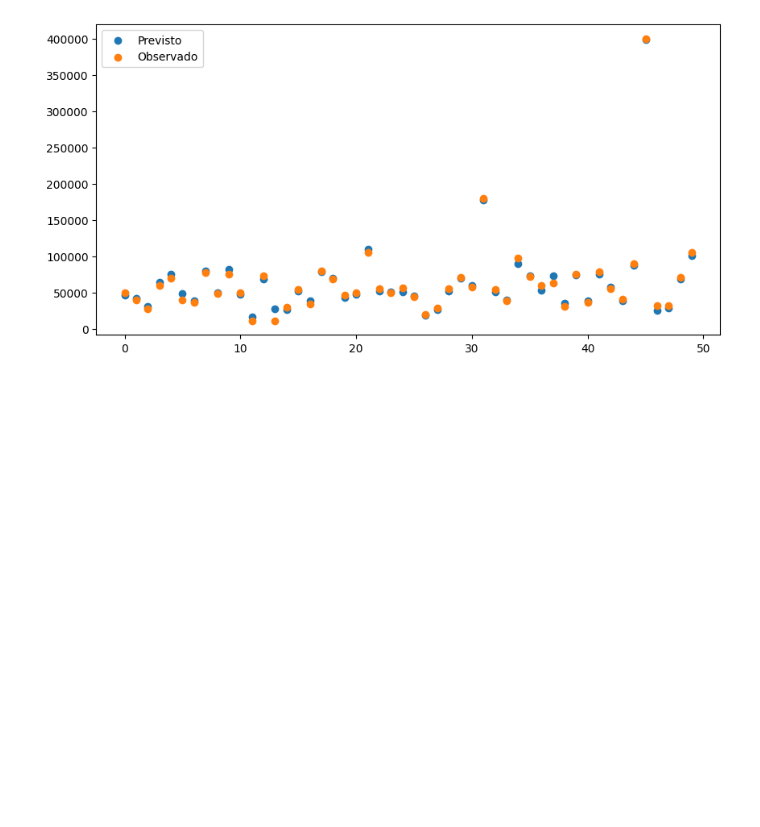
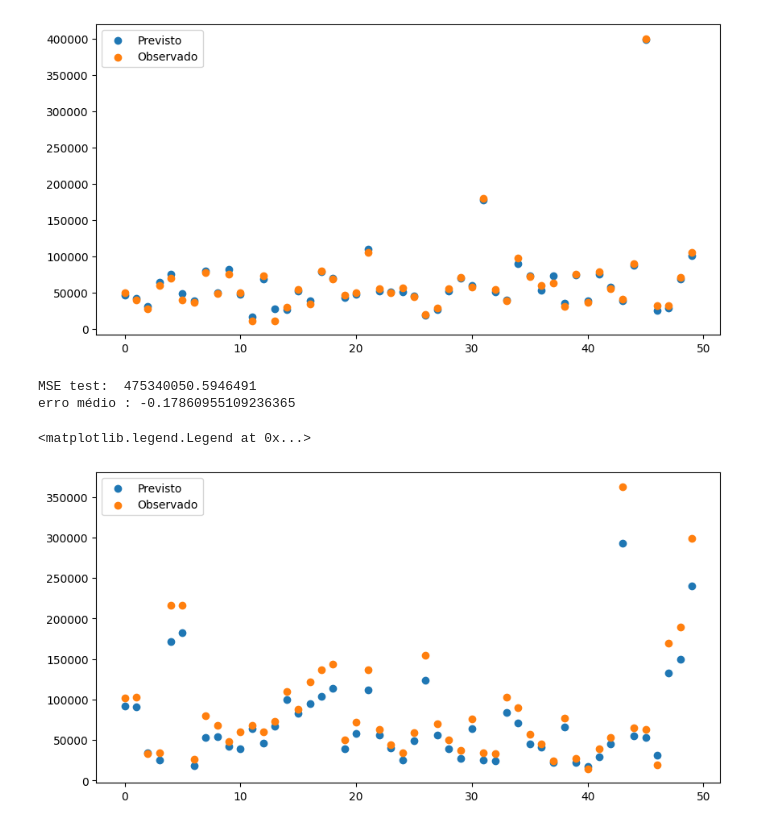
Before and after one commit to MarcoAfB/Machine_Learning, a Jupyter notebook: Linear_Regression.ipynb, the cells around one changed output. Saved outputs shown, nothing was run; the diff lists cells and outputs as text; code cells hidden in the pictures; blank space fills up the shorter version.

Commit message:
Usando modelo nos dados de teste

```diff
--- a/Linear_Regression.ipynb
+++ b/Linear_Regression.ipynb
@@ -4,9 +4,9 @@ import pandas as pd
 import matplotlib.pyplot as plt
 # %%
 data = pd.read_csv('data.csv')
-data_c = data[0:500]
-
-data_c.select_dtypes(include='number').drop(['Unnamed: 0.1', 'Unnamed: 0'], axis=1).corr()
+# Iremos lidar apenas com números
+data = data.select_dtypes(include='number').drop(['Unnamed: 0.1', 'Unnamed: 0'], axis=1)
+data_train = data[:500]
 a_none = np.array(None)
 # %%
 '''Criando uma classe contendo algumas ferramentas para executar o least square'''
@@ -112,7 +112,7 @@ class LR():
         return x
 # %%
 # Selecionando a coluna da variável e prediction
-np_data = data_c[['price', 'spec_rating']].to_numpy()
+np_data = data_train[['price', 'spec_rating']].to_numpy()
 
 np_x = np_data.T[1]
 np_y = np_data.T[0]
@@ -175,7 +174,7 @@ multi_data
 | 499 | 112990 | 72.000000 | 13.3 | 1080.0 | 1920.0 | 1 |
 500 rows × 6 columns
 # %%
-multi_data  = gram_schmidt(multi_data)
+multi_data  = gram_schmidt(data_train)
 # Os mesmos dados depois da ortogonalizados
 multi_data
 # %% [output]
@@ -226,3 +230,34 @@ plt.legend()
 # %% [output]
 <matplotlib.legend.Legend at 0x...>
 [figure]
+# %%
+data_test = data[500:]
+data_test = gram_schmidt(data_test)
+# Separando as variáveis do predictor
+x_test = data_test.iloc[:,1:]
+
+y_test = data_test.iloc[:,0].to_numpy()
+x_test = np.append(np.ones([len(x_test), 1]), x_test.to_numpy(), axis=1)
+
+prediction_test = multi_dim.prediction(x_test)
+mse_test = multi_dim.MSE(prediction_test, y_test)
+print("MSE test: ", mse_test)
+
+# Para melhor interpretação podemos usar o erro médio
+erro_medio = np.mean(prediction_test - y_test) / np.mean(y_test)
+print("erro médio :", erro_medio)
+# Um erro de mais ou menos 17%
+# %% [output]
+MSE test:  475340050.5946491
+erro médio : -0.17860955109236365
+# %%
+'''Pelo erro médio já podemos ter uma ideia que a previsão nos dados observados
+terão uma queda de qualidade em relação aos dados do treino (coisa que não poderia
+acontecer de forma tão brusca como ocorreu)'''
+plt.figure(figsize=(10,5))
+plt.scatter(range(50), prediction_test[:50], label='Previsto')
+plt.scatter(range(50), y_test[:50], label='Observado')
+plt.legend()
+# %% [output]
+<matplotlib.legend.Legend at 0x...>
+[figure, added]
```
Also changed, not shown: parts of 3 cells of this notebook.
